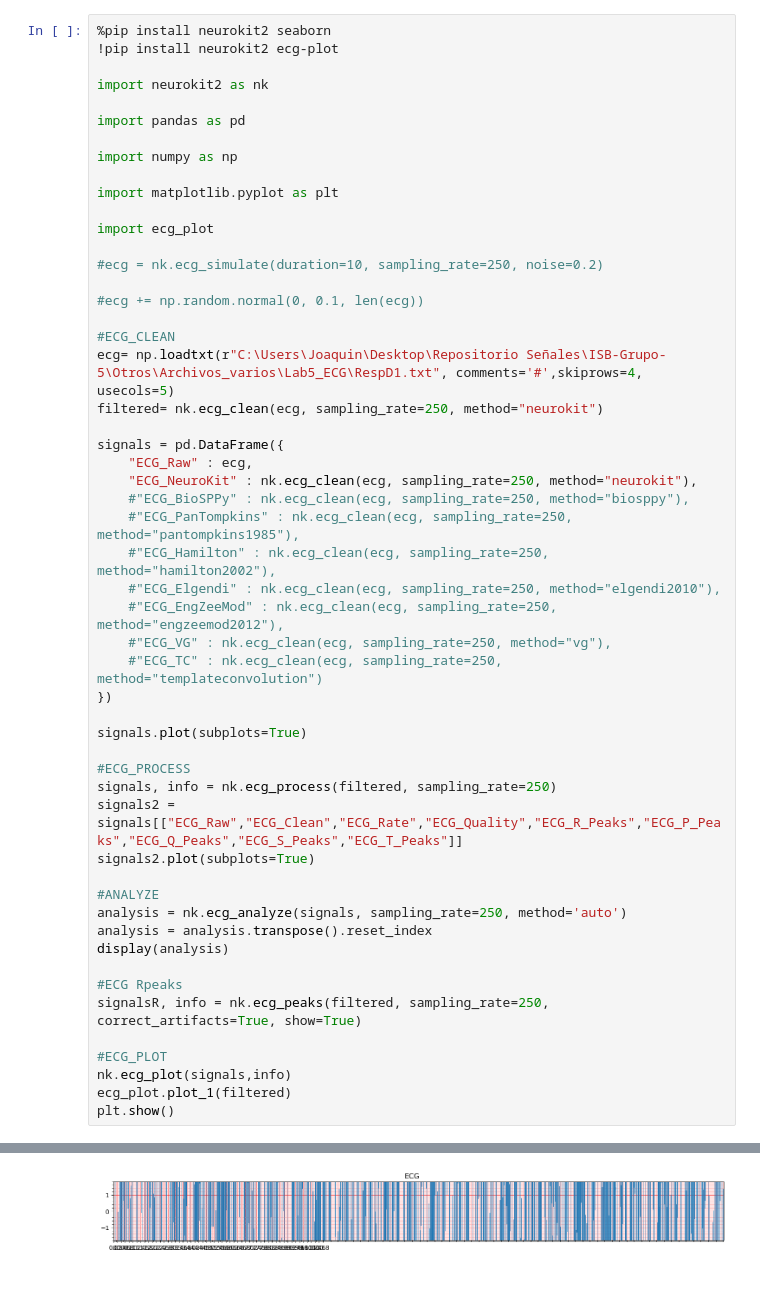
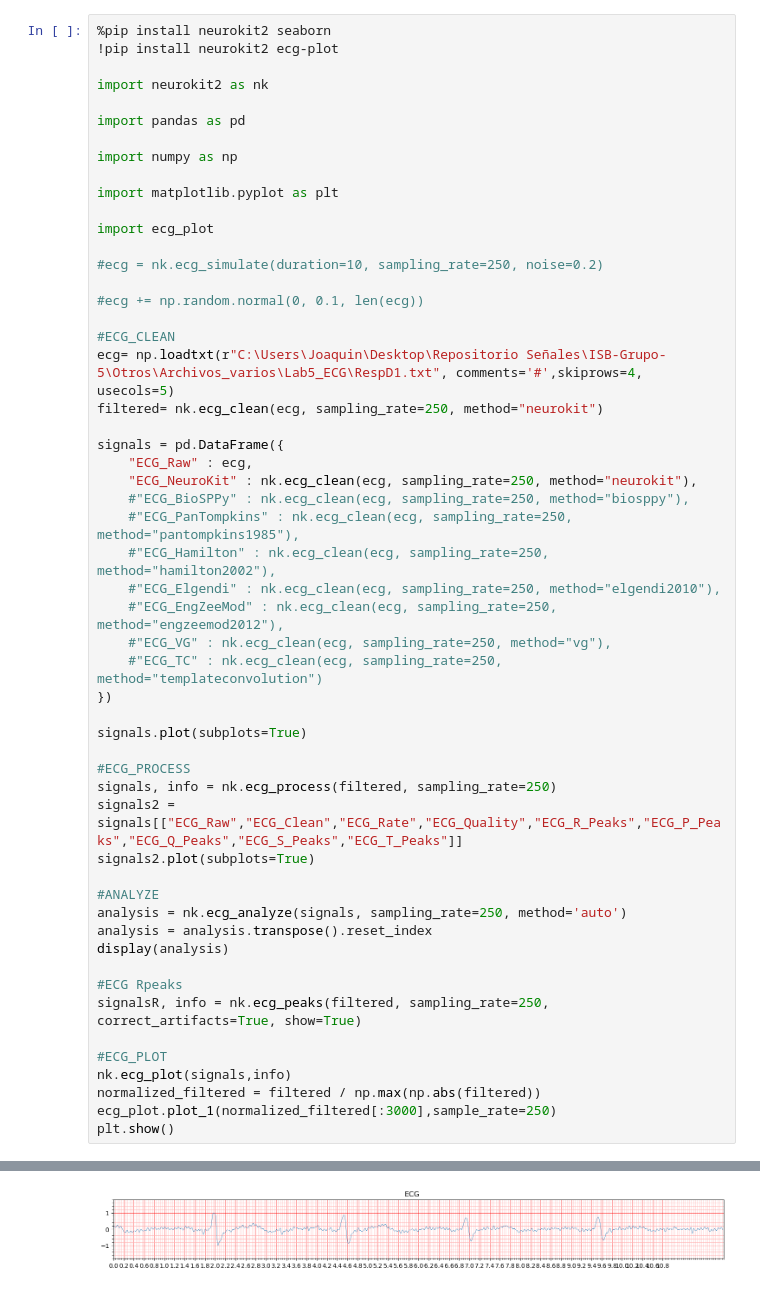
Before and after one commit to DianaCortezL/ISB-Grupo-5, a Jupyter notebook: ISB/Laboratorios/Lab10 - Procesamiento de ECG/ManteniedoRespiracionD1.ipynb, the cells around one changed output, grey strips where cells are left out. Saved outputs shown, nothing was run; the diff lists cells and outputs as text.

Commit message:
imagenes

```diff
--- a/ISB/Laboratorios/Lab10 - Procesamiento de ECG/ManteniedoRespiracionD1.ipynb
+++ b/ISB/Laboratorios/Lab10 - Procesamiento de ECG/ManteniedoRespiracionD1.ipynb
@@ -49,7 +49,8 @@ signalsR, info = nk.ecg_peaks(filtered, sampling_rate=250, correct_artifacts=Tru
 
 #ECG_PLOT
 nk.ecg_plot(signals,info)
-ecg_plot.plot_1(filtered)
+normalized_filtered = filtered / np.max(np.abs(filtered))
+ecg_plot.plot_1(normalized_filtered[:3000],sample_rate=250)
 plt.show()
 # %% [output]
 Requirement already satisfied: neurokit2 in c:\users\joaquin\miniconda3\envs\señales\lib\site-packages (0.2.10)
@@ -60,31 +61,31 @@ Requirement already satisfied: pandas in c:\users\joaquin\miniconda3\envs\señal
 Requirement already satisfied: scipy in c:\users\joaquin\miniconda3\envs\señales\lib\site-packages (from neurokit2) (1.13.1)
 Requirement already satisfied: scikit-learn>=1.0.0 in c:\users\joaquin\miniconda3\envs\señales\lib\site-packages (from neurokit2) (1.5.2)
 Requirement already satisfied: matplotlib in c:\users\joaquin\miniconda3\envs\señales\lib\site-packages (from neurokit2) (3.9.2)
 Requirement already satisfied: contourpy>=1.0.1 in c:\users\joaquin\miniconda3\envs\señales\lib\site-packages (from matplotlib->neurokit2) (1.2.0)
 Requirement already satisfied: cycler>=0.10 in c:\users\joaquin\miniconda3\envs\señales\lib\site-packages (from matplotlib->neurokit2) (0.11.0)
 Requirement already satisfied: fonttools>=4.22.0 in c:\users\joaquin\miniconda3\envs\señales\lib\site-packages (from matplotlib->neurokit2) (4.51.0)
 Requirement already satisfied: kiwisolver>=1.3.1 in c:\users\joaquin\miniconda3\envs\señales\lib\site-packages (from matplotlib->neurokit2) (1.4.4)
 ... (39 lines left out)
 Requirement already satisfied: urllib3<3,>=1.21.1 in c:\users\joaquin\miniconda3\envs\señales\lib\site-packages (from requests->neurokit2) (2.2.3)
 Requirement already satisfied: certifi>=2017.4.17 in c:\users\joaquin\miniconda3\envs\señales\lib\site-packages (from requests->neurokit2) (2024.8.30)
 Requirement already satisfied: zipp>=3.1.0 in c:\users\joaquin\miniconda3\envs\señales\lib\site-packages (from importlib-resources>=3.2.0->matplotlib->neurokit2) (3.20.2)
 Requirement already satisfied: six>=1.5 in c:\users\joaquin\miniconda3\envs\señales\lib\site-packages (from python-dateutil>=2.7->matplotlib->neurokit2) (1.16.0)
 <bound method DataFrame.reset_index of                                     0
 ECG_Rate_Mean                41.97729
 HRV_MeanNN     [[1581.2972972972973]]
 HRV_SDNN        [[781.3060598505294]]
 HRV_SDANN1                    [[nan]]
 HRV_SDNNI1                    [[nan]]
 ...                               ...
 HRV_RCMSEn                    [[0.0]]
 HRV_CD          [[1.915519628395222]]
 HRV_HFD        [[2.0480406464895684]]
 HRV_KFD         [[8.079481390097333]]
 HRV_LZC        [[1.1263682952711243]]
 
 [83 rows x 1 columns]>
 [figure]
 [figure]
 [figure]
 [figure]
-[figure, old version]
+[figure, new version]
```
Also changed, not shown: 7 other files.
